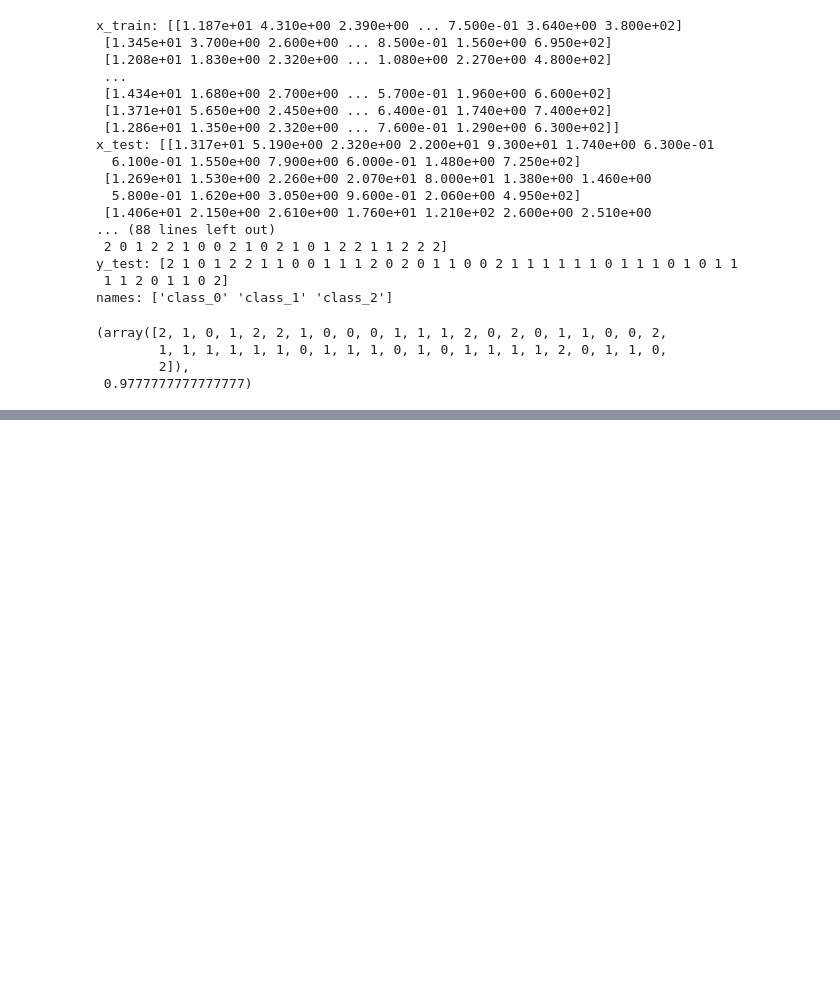
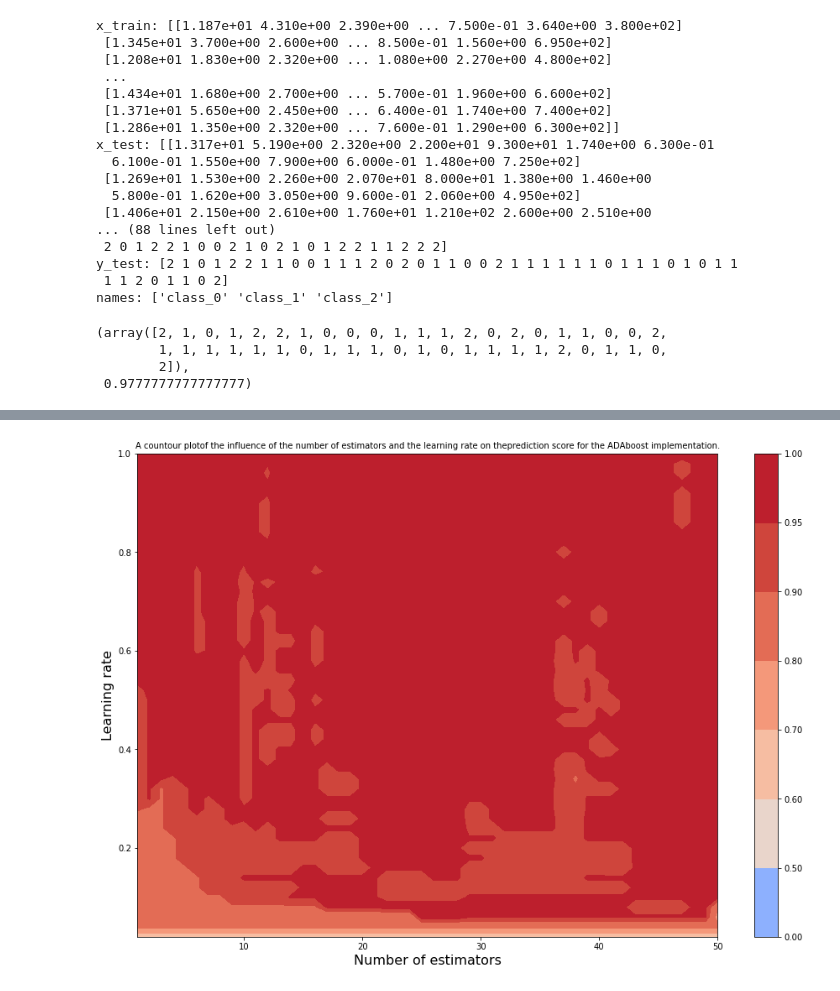
Before and after one commit to kaspardaemen/Natural-Computing, a Jupyter notebook: Ensemble learning/Excercise 5 .ipynb, the cells around one changed output, grey strips where cells are left out. Cells and saved outputs as stored; diff of their text form; code cells hidden in the pictures; blank space fills up the shorter version.

```diff
--- a/Ensemble learning/Excercise 5 .ipynb
+++ b/Ensemble learning/Excercise 5 .ipynb
@@ -136,0 +248,27 @@ plt.show()
+# %%
+Number_Estimators = np.linspace(1, Wine_number, num=Wine_number).astype(int)
+Learning_rate = np.linspace(1/Wine_number, 1, num=Wine_number)
+
+Number_Estimators, Learning_rate = np.meshgrid(Number_Estimators, Learning_rate)
+
+print(Number_Estimators)
+print(type(Number_Estimators))
+print(type(Number_Estimators[0]))
+print(Number_Estimators.shape)
+
+print(Learning_rate)
+print(type(Learning_rate))
+print(type(Learning_rate[0]))
+print(Learning_rate.shape)
+
+result_list_wine = np.array(result_list_wine)
+# result_list_wine = result_list_wine[10:, 10:]
+
+print(result_list_wine)
+print(type(result_list_wine))
+print(type(result_list_wine[0]))
+print(result_list_wine.shape)
+
+#change range of Number_Estimators
+# Learning_rate = Learning_rate[10:]
+# print(Learning_rate)
@@ -136,0 +293,20 @@ plt.show()
+# %%
+fig = plt.figure(figsize=(15,10))
+# ax = fig.gca(projection='3d')
+left, bottom, width, height = 0.1, 0.1, 0.8, 0.8
+ax = fig.add_axes([left, bottom, width, height])
+
+contour = ax.contourf(Number_Estimators, Learning_rate, result_list_wine,
+                      levels = [0, 0.5, 0.6, 0.7, 0.8, 0.9, 0.95, 1], cmap= "coolwarm")
+plt.colorbar(contour)
+
+ax.set_xlabel('Number of estimators', fontsize = 16)
+ax.set_ylabel('Learning rate', fontsize = 16)
+# ax.set_zlabel("Score")
+plt.title('A countour plot'
+          'of the influence of the number of estimators and the learning rate on the'
+          'prediction score for the ADAboost implementation.', fontsize=10)
+
+plt.show()
+# %% [output]
+[figure, added]
```
Also changed, not shown: parts of 16 cells of this notebook.
